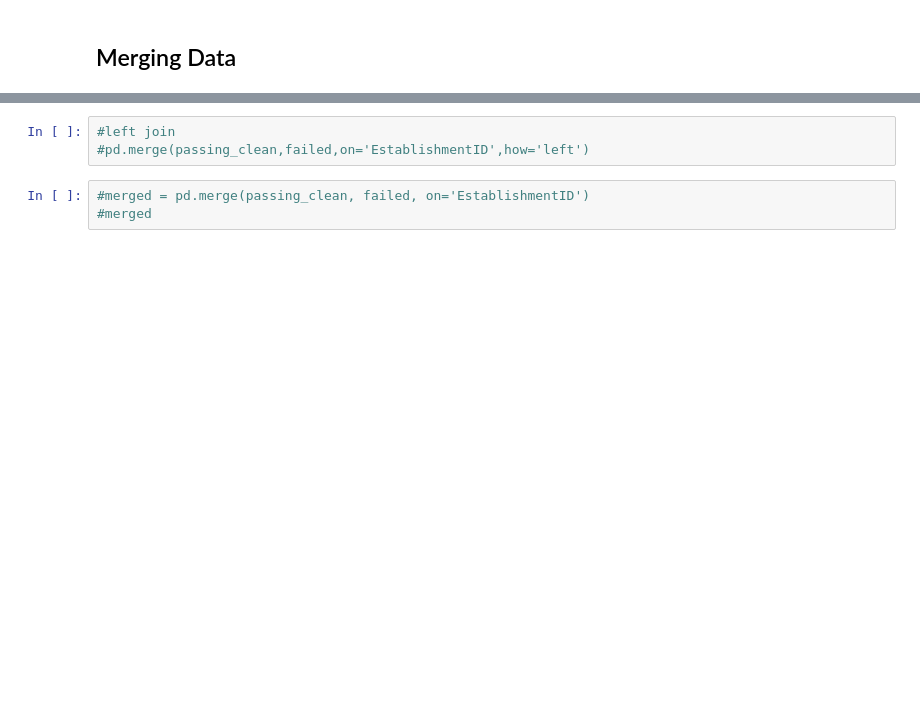
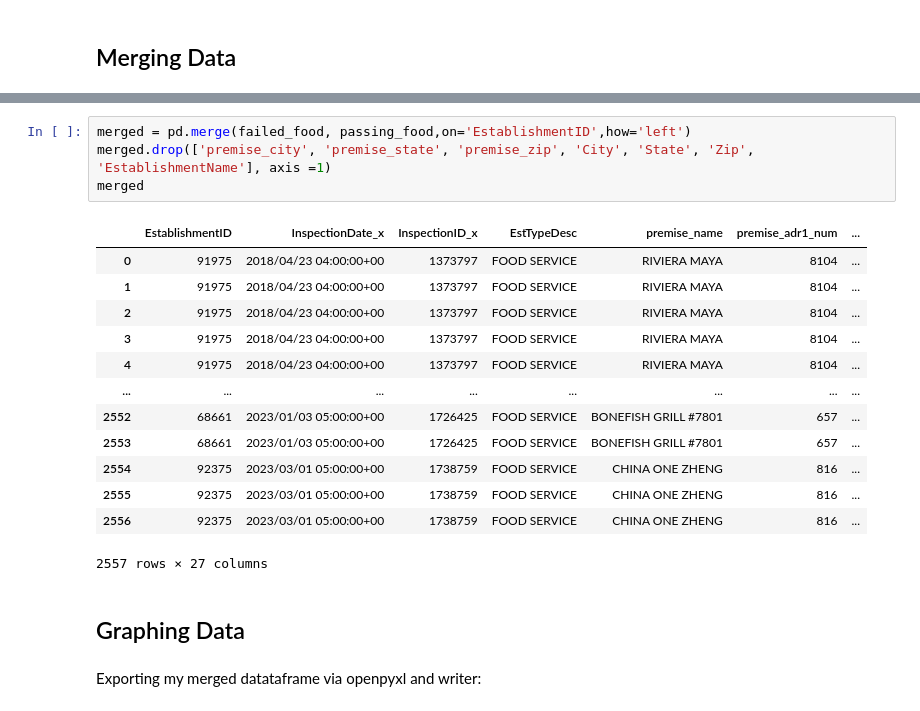
Before and after one commit to jordannotjam/Foodie-City-Scores, a Jupyter notebook: scores.ipynb, the cells around one changed output, grey strips where cells are left out. Drawn from its saved outputs; the diff is of its cells as text; blank space fills up the shorter version.

```diff
--- a/scores.ipynb
+++ b/scores.ipynb
@@ -166,6 +147,22 @@ NameError: name 'passing_clean' is not defined
-# %%
-#left join
-#pd.merge(passing_clean,failed,on='EstablishmentID',how='left')
-# %%
-#merged = pd.merge(passing_clean, failed, on='EstablishmentID')
-#merged
+# %%
+merged = pd.merge(failed_food, passing_food,on='EstablishmentID',how='left')
+merged.drop(['premise_city', 'premise_state', 'premise_zip', 'City', 'State', 'Zip', 'EstablishmentName'], axis =1)
+merged
+# %% [output]
+|  | EstablishmentID | InspectionDate_x | InspectionID_x | EstTypeDesc | premise_name | premise_adr1_num | ... |
+| 0 | 91975 | 2018/04/23 04:00:00+00 | 1373797 | FOOD SERVICE | RIVIERA MAYA | 8104 | ... |
+| 1 | 91975 | 2018/04/23 04:00:00+00 | 1373797 | FOOD SERVICE | RIVIERA MAYA | 8104 | ... |
+| 2 | 91975 | 2018/04/23 04:00:00+00 | 1373797 | FOOD SERVICE | RIVIERA MAYA | 8104 | ... |
+| 3 | 91975 | 2018/04/23 04:00:00+00 | 1373797 | FOOD SERVICE | RIVIERA MAYA | 8104 | ... |
+| 4 | 91975 | 2018/04/23 04:00:00+00 | 1373797 | FOOD SERVICE | RIVIERA MAYA | 8104 | ... |
+| ... | ... | ... | ... | ... | ... | ... | ... |
+| 2552 | 68661 | 2023/01/03 05:00:00+00 | 1726425 | FOOD SERVICE | BONEFISH GRILL #7801 | 657 | ... |
+| 2553 | 68661 | 2023/01/03 05:00:00+00 | 1726425 | FOOD SERVICE | BONEFISH GRILL #7801 | 657 | ... |
+| 2554 | 92375 | 2023/03/01 05:00:00+00 | 1738759 | FOOD SERVICE | CHINA ONE ZHENG | 816 | ... |
+| 2555 | 92375 | 2023/03/01 05:00:00+00 | 1738759 | FOOD SERVICE | CHINA ONE ZHENG | 816 | ... |
+| 2556 | 92375 | 2023/03/01 05:00:00+00 | 1738759 | FOOD SERVICE | CHINA ONE ZHENG | 816 | ... |
+2557 rows × 27 columns
+# %% [markdown]
+## Graphing Data
+# %% [markdown]
+Exporting my merged datataframe via openpyxl and writer:
```
Also changed, not shown: parts of 18 cells of this notebook, 1 other file.
